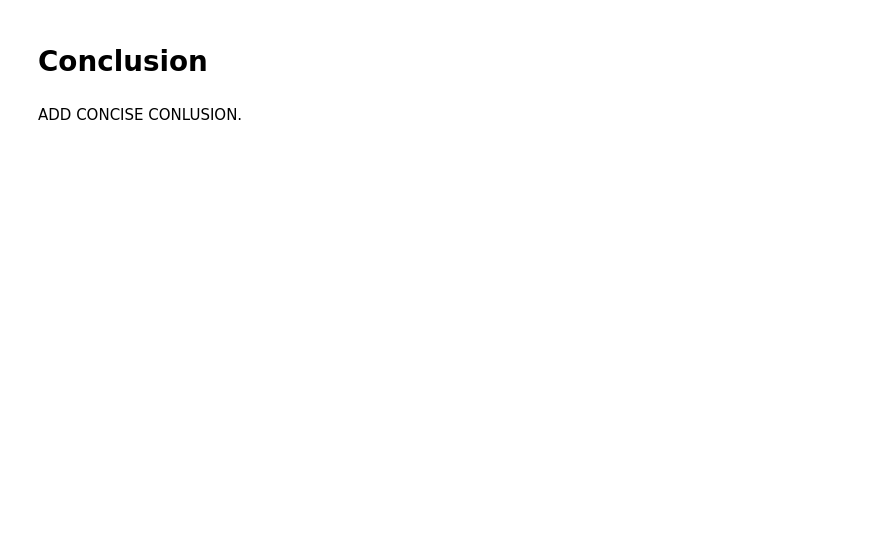
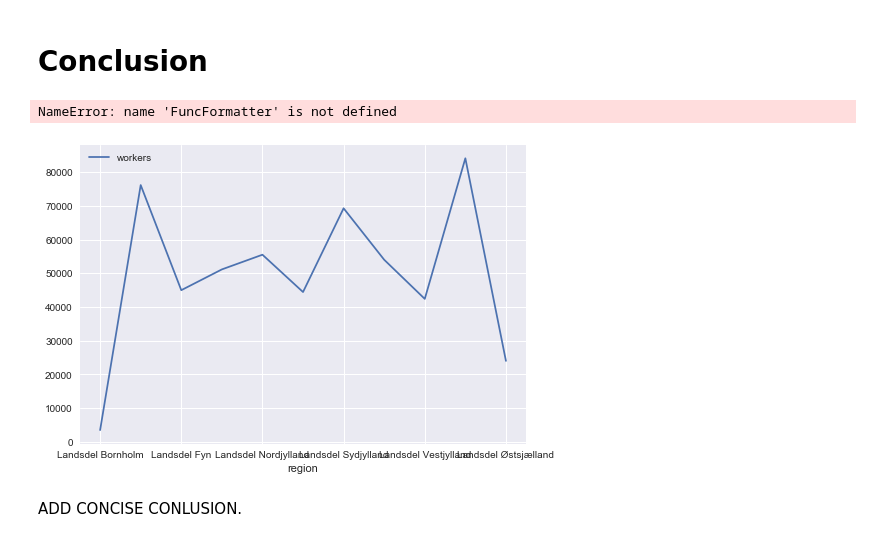
Before and after one commit to christelgjensen/projects-2020-green-mamba, a Jupyter notebook: dataproject/dataproject.ipynb, the cells around one changed output. Saved outputs shown, nothing was run; the diff lists cells and outputs as text; code cells hidden in the pictures; blank space fills up the shorter version.

```diff
--- a/dataproject/dataproject.ipynb
+++ b/dataproject/dataproject.ipynb
@@ -144,2 +224,20 @@ merged.groupby('year').agg(['mean','std']).round(2)
 # %% [markdown]
 ADD FURTHER ANALYSIS. EXPLAIN THE CODE BRIEFLY AND SUMMARIZE THE RESULTS.
+# %%
+#Finding number of different regions - recall that "Whole country" is also included in this
+#Finding number of years of data
+print(f'Number of regions = {len(commute.region.unique())}')
+print(f'Number of years = {len(commute.year.unique())}')
+
+#We want to look further at long distance commuters, which we define as more than 50 km commute
+#Excluding "I alt"
+comm = commute.loc[commute['distance'] == 'Over 50 km']
+comm = commute.loc[commute['region'] != 'Hele landet']
+
+print(comm.head(10)) #printing first 10 obs
+print(f'Data set about communiting areas has shape {comm.shape}')
+
+#Descriptive statistics grouped by region on workers
+desc = comm.groupby(['region']).describe()
+pd.options.display.float_format = '{:.0f}'.format #No decimals
+print(desc)
@@ -146,4 +262,45 @@ ADD FURTHER ANALYSIS. EXPLAIN THE CODE BRIEFLY AND SUMMARIZE THE RESULTS.
 # %% [markdown]
 # Conclusion
+# %%
+#Defining the mean of commuters in each region
+mean = comm.groupby(['region']).mean()
+
+#Plot
+def static_figure():
+
+    # i. docstring
+    """ Makes a static figure of the mean number of commuters on the regions.
+
+    Args: None
+
+    """
+
+    # ii. make the plot
+    ax = mean['workers'].plot(legend = True)
+
+    formatter = FuncFormatter(thousands)
+
+    # iii. set thousands separator on y-axis
+    ax.yaxis.set_major_formatter(formatter)
+
+    # iv. set x-axis to the number of weeks according to duration
+    ax.set_xticks(['region'])
+
+    # v. set labels
+    ax.set_ylabel('Number of workers')
+    ax.set_xlabel('Region')
+
+    # vi. set title
+    ax.set_title('Figure 1')
+
+
+
+# c. call the function
+static_figure()
+
+#FÅ DET TIL AT SE PÆNERE UD
+# %% [output]
+NameError: name 'FuncFormatter' is not defined
+[figure, added]
 # %% [markdown]
 ADD CONCISE CONLUSION.
```
Also changed, not shown: parts of 14 cells of this notebook.
